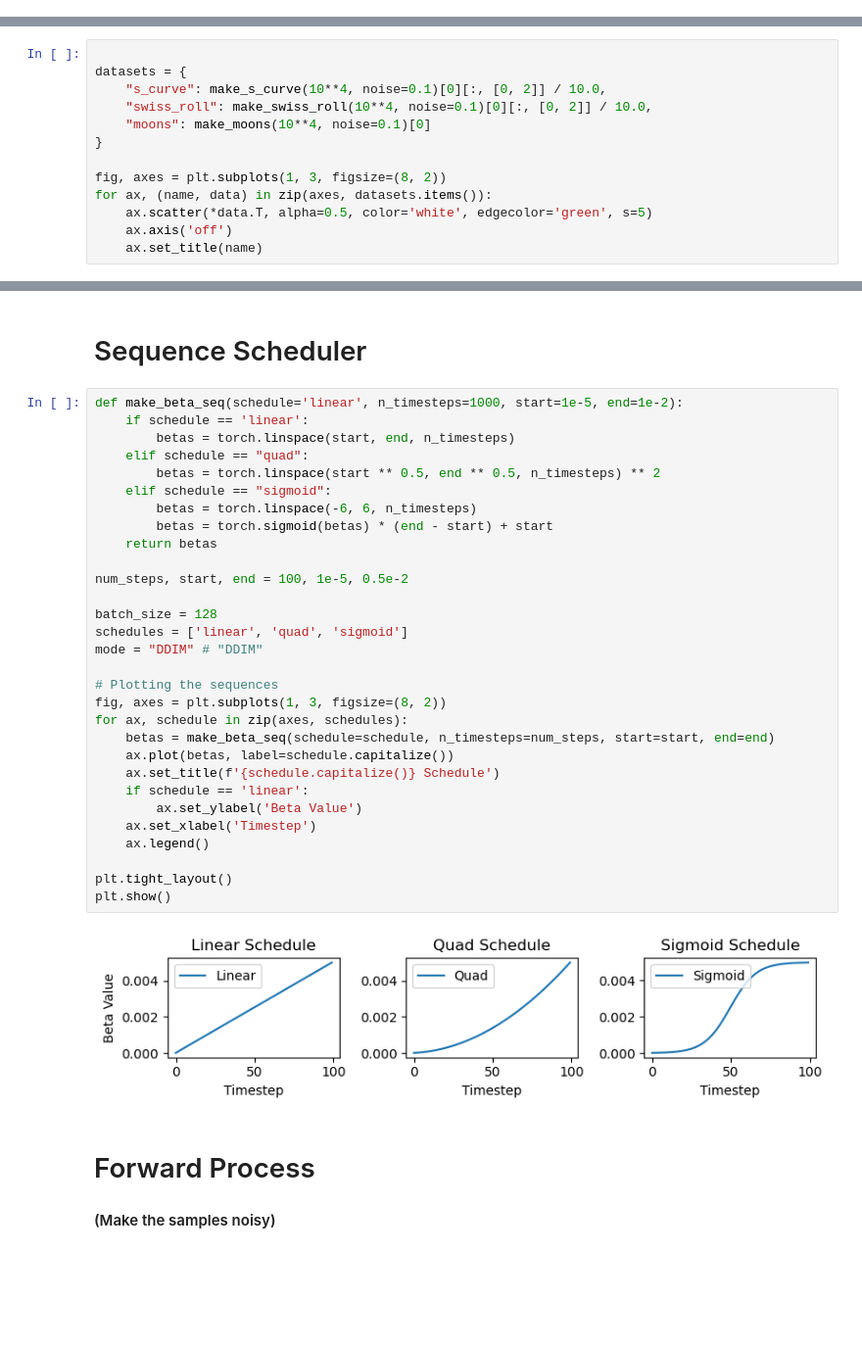
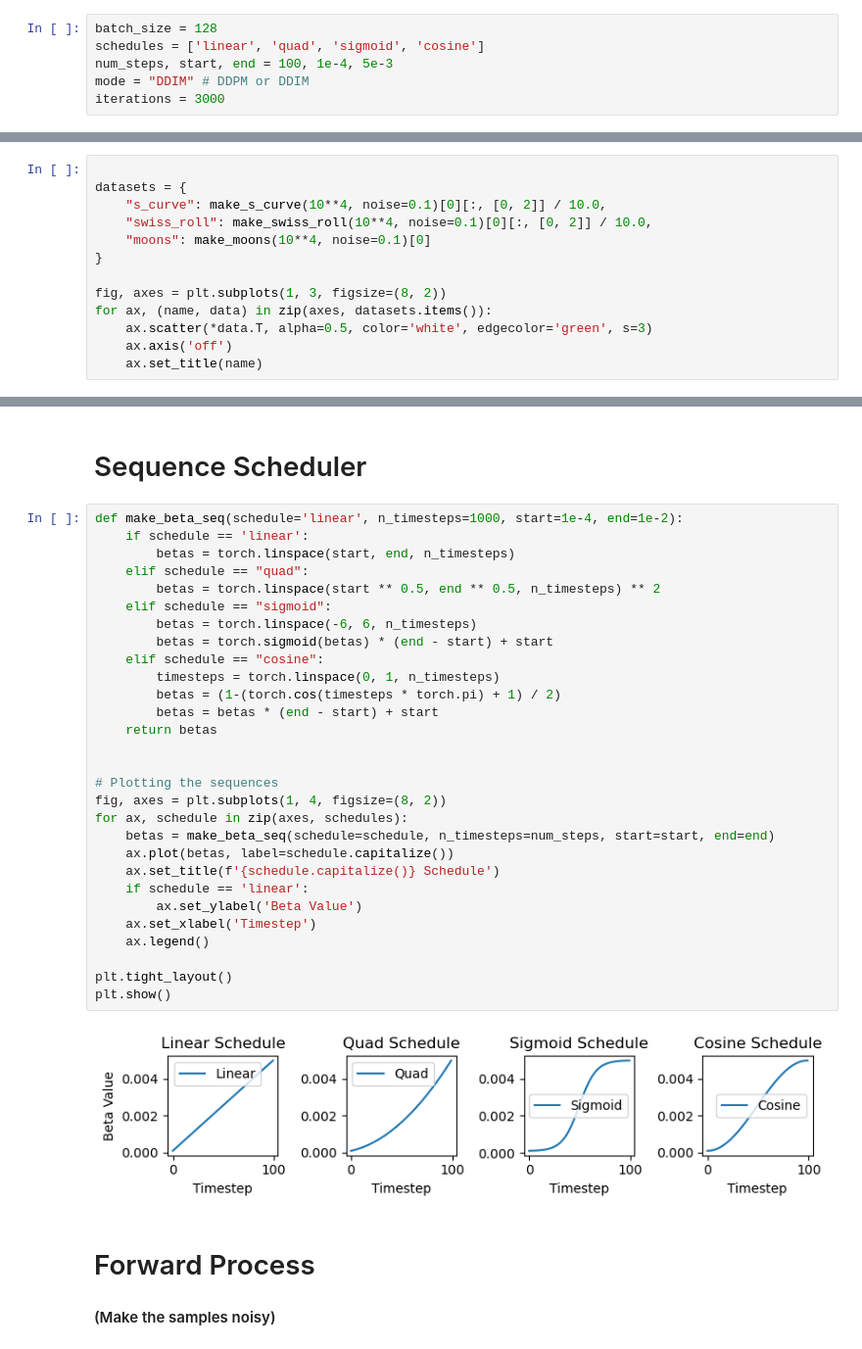
Before and after one commit to Fritschek/MinDiffusion, a Jupyter notebook: MinDiffusionNotebook.ipynb, the cells around one changed output, grey strips where cells are left out. Shown at 98% size. Cells and saved outputs as stored; diff of their text form; blank space fills up the shorter version.

```diff
--- a/MinDiffusionNotebook.ipynb
+++ b/MinDiffusionNotebook.ipynb
@@ -11,3 +13,9 @@ from sklearn.datasets import make_swiss_roll, make_s_curve, make_moons
+# %%
+batch_size = 128
+schedules = ['linear', 'quad', 'sigmoid', 'cosine']
+num_steps, start, end = 100, 1e-4, 5e-3
+mode = "DDIM" # DDPM or DDIM
+iterations = 3000
 # %% [markdown]
 # Data Preparation
 # %%
@@ -20,7 +28,7 @@ datasets = {
 
 fig, axes = plt.subplots(1, 3, figsize=(8, 2))
 for ax, (name, data) in zip(axes, datasets.items()):
-    ax.scatter(*data.T, alpha=0.5, color='white', edgecolor='green', s=5)
+    ax.scatter(*data.T, alpha=0.5, color='white', edgecolor='green', s=3)
     ax.axis('off')
     ax.set_title(name)
 # %% [output]
@@ -36,37 +44,36 @@ The sequence of $\beta_t$`s can be chosen in different ways, and optimized, we r
 # %% [markdown]
 # Sequence Scheduler
 # %%
-def make_beta_seq(schedule='linear', n_timesteps=1000, start=1e-5, end=1e-2):
+def make_beta_seq(schedule='linear', n_timesteps=1000, start=1e-4, end=1e-2):
     if schedule == 'linear':
         betas = torch.linspace(start, end, n_timesteps)
     elif schedule == "quad":
         betas = torch.linspace(start ** 0.5, end ** 0.5, n_timesteps) ** 2
     elif schedule == "sigmoid":
         betas = torch.linspace(-6, 6, n_timesteps)
         betas = torch.sigmoid(betas) * (end - start) + start
+    elif schedule == "cosine":
+        timesteps = torch.linspace(0, 1, n_timesteps)
+        betas = (1-(torch.cos(timesteps * torch.pi) + 1) / 2)
+        betas = betas * (end - start) + start
     return betas
 
-num_steps, start, end = 100, 1e-5, 0.5e-2
-
-batch_size = 128
-schedules = ['linear', 'quad', 'sigmoid']
-mode = "DDIM" # "DDIM"
 
 # Plotting the sequences
-fig, axes = plt.subplots(1, 3, figsize=(8, 2))
+fig, axes = plt.subplots(1, 4, figsize=(8, 2))
 for ax, schedule in zip(axes, schedules):
     betas = make_beta_seq(schedule=schedule, n_timesteps=num_steps, start=start, end=end)
     ax.plot(betas, label=schedule.capitalize())
     ax.set_title(f'{schedule.capitalize()} Schedule')
     if schedule == 'linear':
         ax.set_ylabel('Beta Value')
     ax.set_xlabel('Timestep')
     ax.legend()
 
 plt.tight_layout()
 plt.show()
 # %% [output]
-[figure, old version]
+[figure, new version]
 # %% [markdown]
 # Forward Process
 #### (Make the samples noisy)
```
Also changed, not shown: parts of 8 cells of this notebook.
